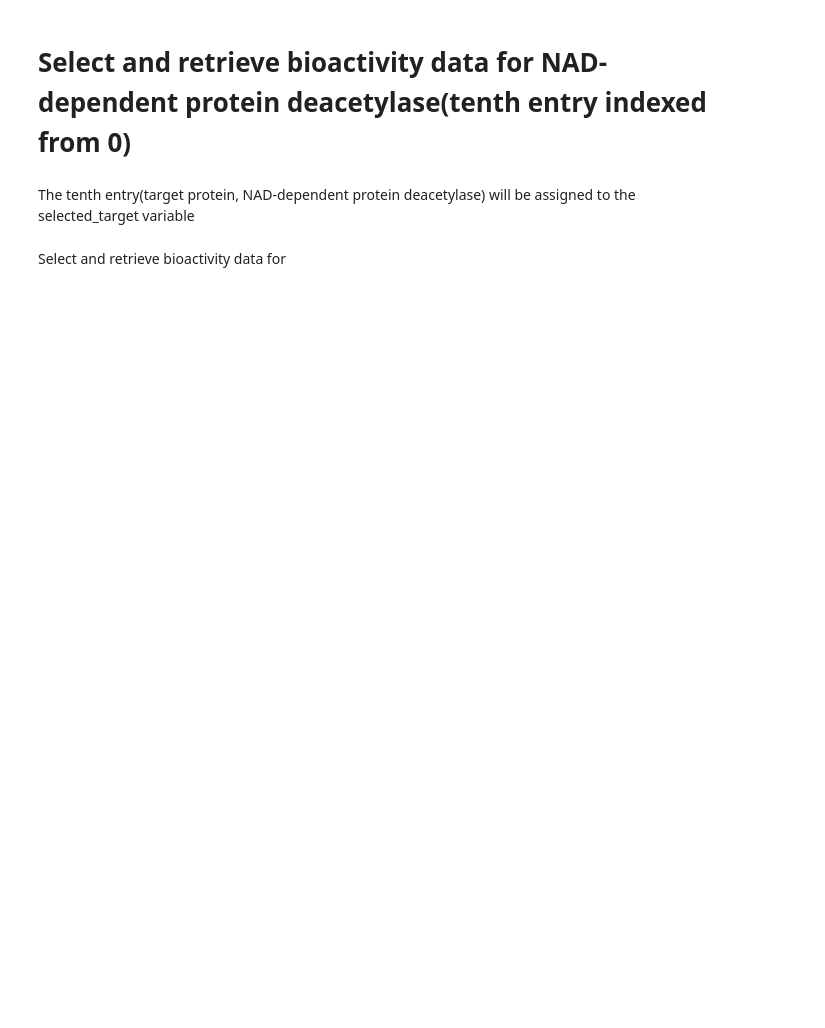
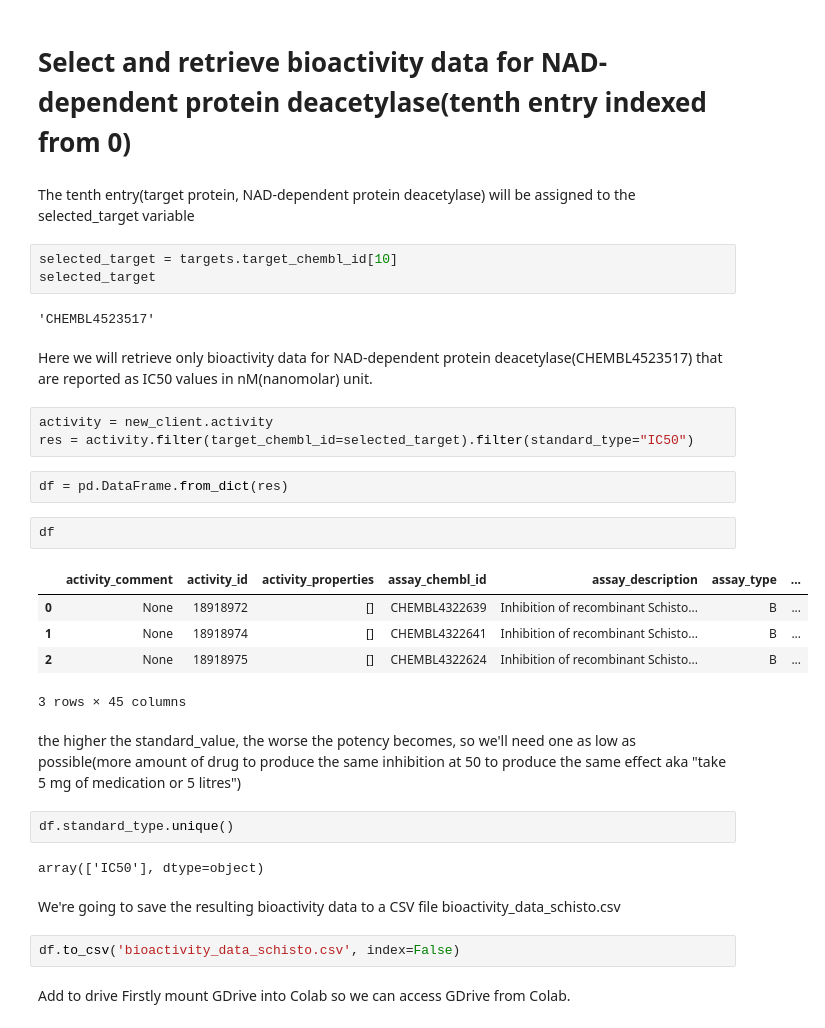
Before and after one commit to Alex-Catalin21/Bioinformatics_Project, a Jupyter notebook: ML_bioactivity_schisto_data.ipynb, the cells around one changed output. Saved outputs shown, nothing was run; the diff lists cells and outputs as text; blank space fills up the shorter version.

Commit message:
Select and retrieve bioactivity data for NAD-dependent protein deacetylase(tenth entry)

```diff
--- a/ML_bioactivity_schisto_data.ipynb
+++ b/ML_bioactivity_schisto_data.ipynb
@@ -62,5 +62,36 @@ targets
 # **Select and retrieve bioactivity data for NAD-dependent protein deacetylase(tenth entry indexed from 0)**
 # %% [markdown]
 The tenth entry(target protein, NAD-dependent protein deacetylase) will be assigned to the selected_target variable
-# %% [markdown]
-Select and retrieve bioactivity data for
+# %%
+selected_target = targets.target_chembl_id[10]
+selected_target
+# %% [output]
+'CHEMBL4523517'
+# %% [markdown]
+Here we will retrieve only bioactivity data for NAD-dependent protein deacetylase(CHEMBL4523517) that are reported as IC50 values in nM(nanomolar) unit.
+# %%
+activity = new_client.activity
+res = activity.filter(target_chembl_id=selected_target).filter(standard_type="IC50")
+# %%
+df = pd.DataFrame.from_dict(res)
+# %%
+df
+# %% [output]
+|  | activity_comment | activity_id | activity_properties | assay_chembl_id | assay_description | assay_type | ... |
+| 0 | None | 18918972 | [] | CHEMBL4322639 | Inhibition of recombinant Schisto... | B | ... |
+| 1 | None | 18918974 | [] | CHEMBL4322641 | Inhibition of recombinant Schisto... | B | ... |
+| 2 | None | 18918975 | [] | CHEMBL4322624 | Inhibition of recombinant Schisto... | B | ... |
+3 rows × 45 columns
+# %% [markdown]
+the higher the standard_value, the worse the potency becomes, so we'll need one as low as possible(more amount of drug to produce the same inhibition at 50 to produce the same effect aka "take 5 mg of medication or 5 litres")
+# %%
+df.standard_type.unique()
+# %% [output]
+array(['IC50'], dtype=object)
+# %% [markdown]
+We're going to save the resulting bioactivity data to a CSV file bioactivity_data_schisto.csv
+# %%
+df.to_csv('bioactivity_data_schisto.csv', index=False)
+# %% [markdown]
+Add to drive
+Firstly mount GDrive into Colab so we can access GDrive from Colab.
```
Also changed, not shown: parts of 10 cells of this notebook.
